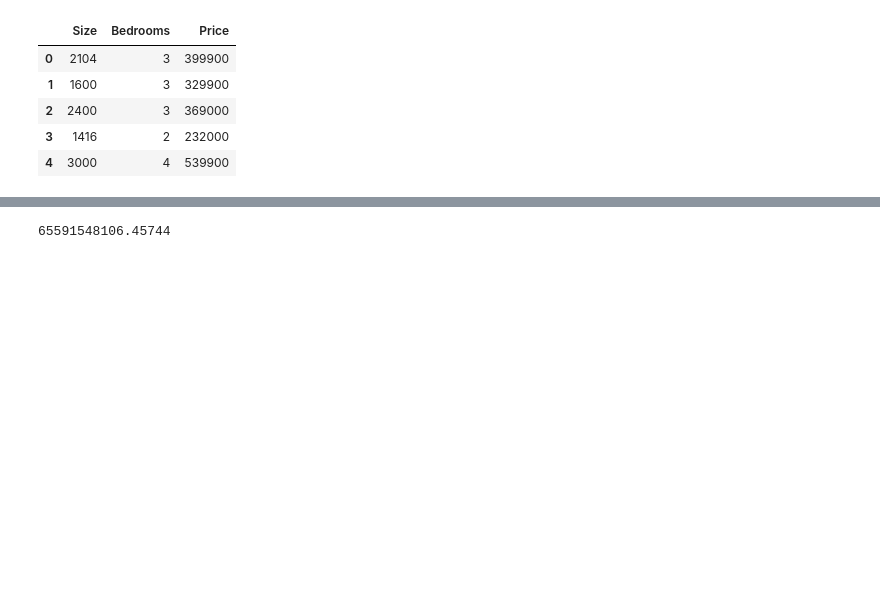
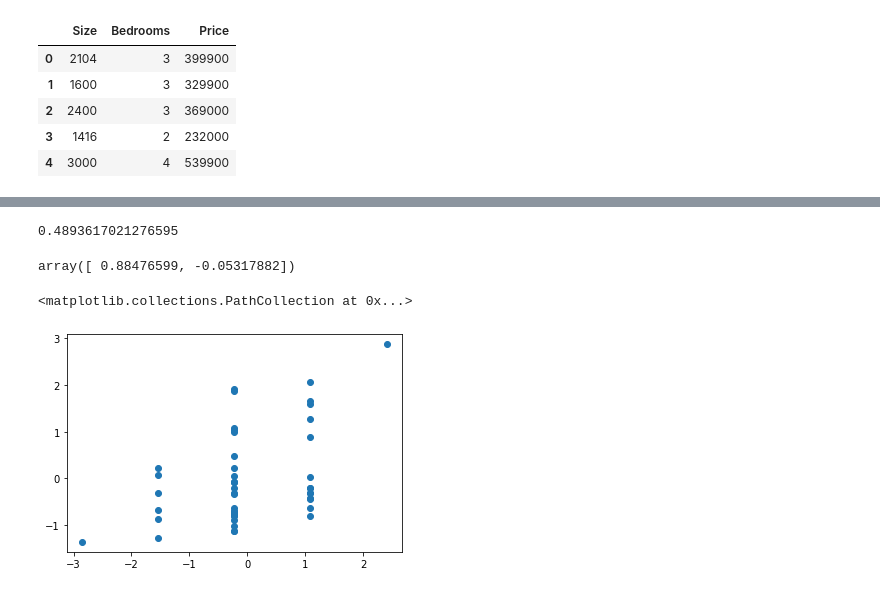
Before and after one commit to Marcin279/Machine_Learning, a Jupyter notebook: lab2_linear_regression/Linear_Regression.ipynb, the cells around one changed output, grey strips where cells are left out. Saved outputs shown, nothing was run; the diff lists cells and outputs as text; code cells hidden in the pictures; blank space fills up the shorter version.

```diff
--- a/lab2_linear_regression/Linear_Regression.ipynb
+++ b/lab2_linear_regression/Linear_Regression.ipynb
@@ -163,0 +156,6 @@ data2.head()
+# %%
+# Standarize data using Standard scaler
+data2["Size"] = (data2["Size"] - data2["Size"].mean())/data2["Size"].std()
+data2["Bedrooms"] = (data2["Bedrooms"] - data2["Bedrooms"].mean())/data2["Bedrooms"].std()
+data2["Price"] = (data2["Price"] - data2["Price"].mean())/data2["Price"].std()
+data2.head()
@@ -171,5 +195,5 @@ theta_t2 = np.array(np.array([0, 0]))
 # %%
 # gradient2D = simple_gradient(X_t2, y_t2, theta_t2, 0.01, 1500)
-computeCost(X_t2, y_t2, theta_t2) # Do poprawy, trzeba znormalizować
+computeCost(X_t2, y_t2, theta_t2) # Działa
 # %% [output]
-65591548106.45744
+0.4893617021276595
@@ -175,0 +202,5 @@ computeCost(X_t2, y_t2, theta_t2) # Do poprawy, trzeba znormalizować
+# %%
+theta_best = np.linalg.inv(X_t2.T.dot(X_t2)).dot(X_t2.T).dot(y_t2)
+theta_best
+# %% [output]
+array([ 0.88476599, -0.05317882])
@@ -175,0 +212,6 @@ computeCost(X_t2, y_t2, theta_t2) # Do poprawy, trzeba znormalizować
+# %%
+fig, ax = plt.subplots()
+ax.scatter(X_t2[:, 1], y_t2)
+# %% [output]
+<matplotlib.collections.PathCollection at 0x...>
+[figure, added]
```
Also changed, not shown: parts of 17 cells of this notebook.
